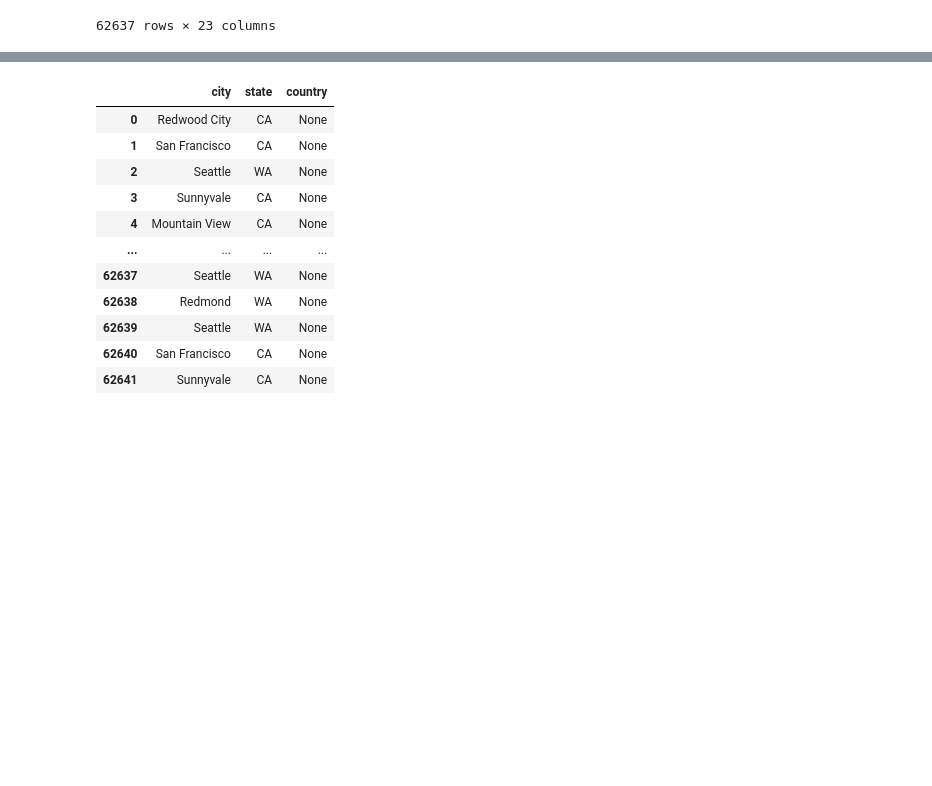
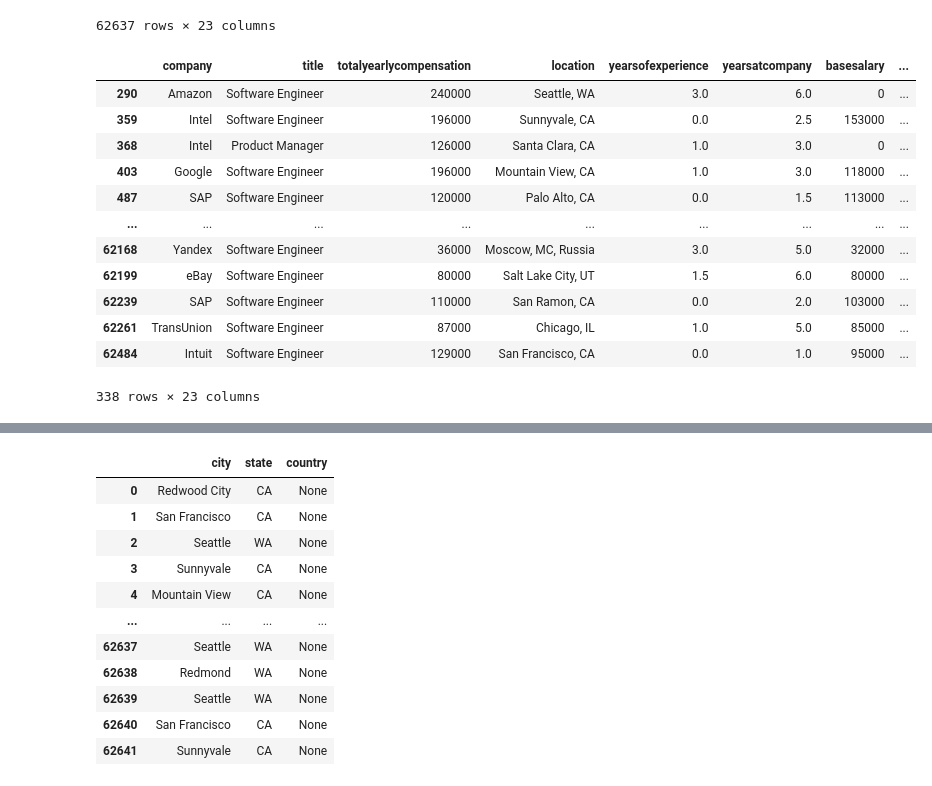
Before and after one commit to mgsrichard/Capstone-Project, a Jupyter notebook: Cleaning Data.ipynb, the cells around one changed output, grey strips where cells are left out. Saved outputs shown, nothing was run; the diff lists cells and outputs as text; code cells hidden in the pictures; blank space fills up the shorter version.

```diff
--- a/Cleaning Data.ipynb
+++ b/Cleaning Data.ipynb
@@ -413,3 +455,22 @@ salaries_df
 | 62640 | Salesforce | Software Engineer | 280000 | San Francisco, CA | 8.0 | 4.0 | 194688 | ... |
 | 62641 | apple | Software Engineer | 200000 | Sunnyvale, CA | 0.0 | 0.0 | 155000 | ... |
 62637 rows × 23 columns
+# %%
+#Are there rows where years at company is greater than years of experience?
+compyrs_greaterthan_exp = salaries_df.loc[(salaries_df['yearsatcompany'])>(salaries_df["yearsofexperience"])]
+compyrs_greaterthan_exp
+#There are 338 rows where experience at company is greater than total experience
+# %% [output]
+|  | company | title | totalyearlycompensation | location | yearsofexperience | yearsatcompany | basesalary | ... |
+| 290 | Amazon | Software Engineer | 240000 | Seattle, WA | 3.0 | 6.0 | 0 | ... |
+| 359 | Intel | Software Engineer | 196000 | Sunnyvale, CA | 0.0 | 2.5 | 153000 | ... |
+| 368 | Intel | Product Manager | 126000 | Santa Clara, CA | 1.0 | 3.0 | 0 | ... |
+| 403 | Google | Software Engineer | 196000 | Mountain View, CA | 1.0 | 3.0 | 118000 | ... |
+| 487 | SAP | Software Engineer | 120000 | Palo Alto, CA | 0.0 | 1.5 | 113000 | ... |
+| ... | ... | ... | ... | ... | ... | ... | ... | ... |
+| 62168 | Yandex | Software Engineer | 36000 | Moscow, MC, Russia | 3.0 | 5.0 | 32000 | ... |
+| 62199 | eBay | Software Engineer | 80000 | Salt Lake City, UT | 1.5 | 6.0 | 80000 | ... |
+| 62239 | SAP | Software Engineer | 110000 | San Ramon, CA | 0.0 | 2.0 | 103000 | ... |
+| 62261 | TransUnion | Software Engineer | 87000 | Chicago, IL | 1.0 | 5.0 | 85000 | ... |
+| 62484 | Intuit | Software Engineer | 129000 | San Francisco, CA | 0.0 | 1.0 | 95000 | ... |
+338 rows × 23 columns
```
Also changed, not shown: parts of 9 cells of this notebook.
